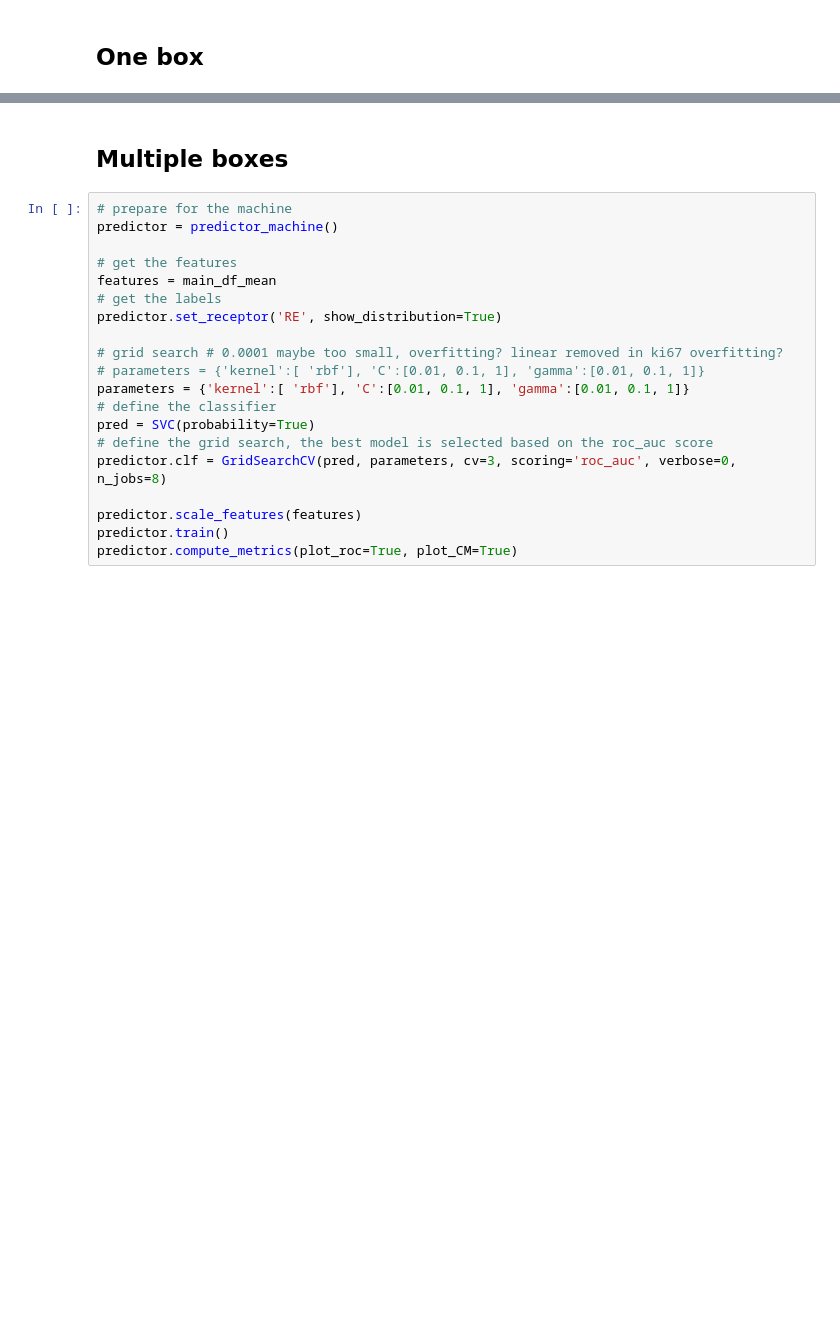
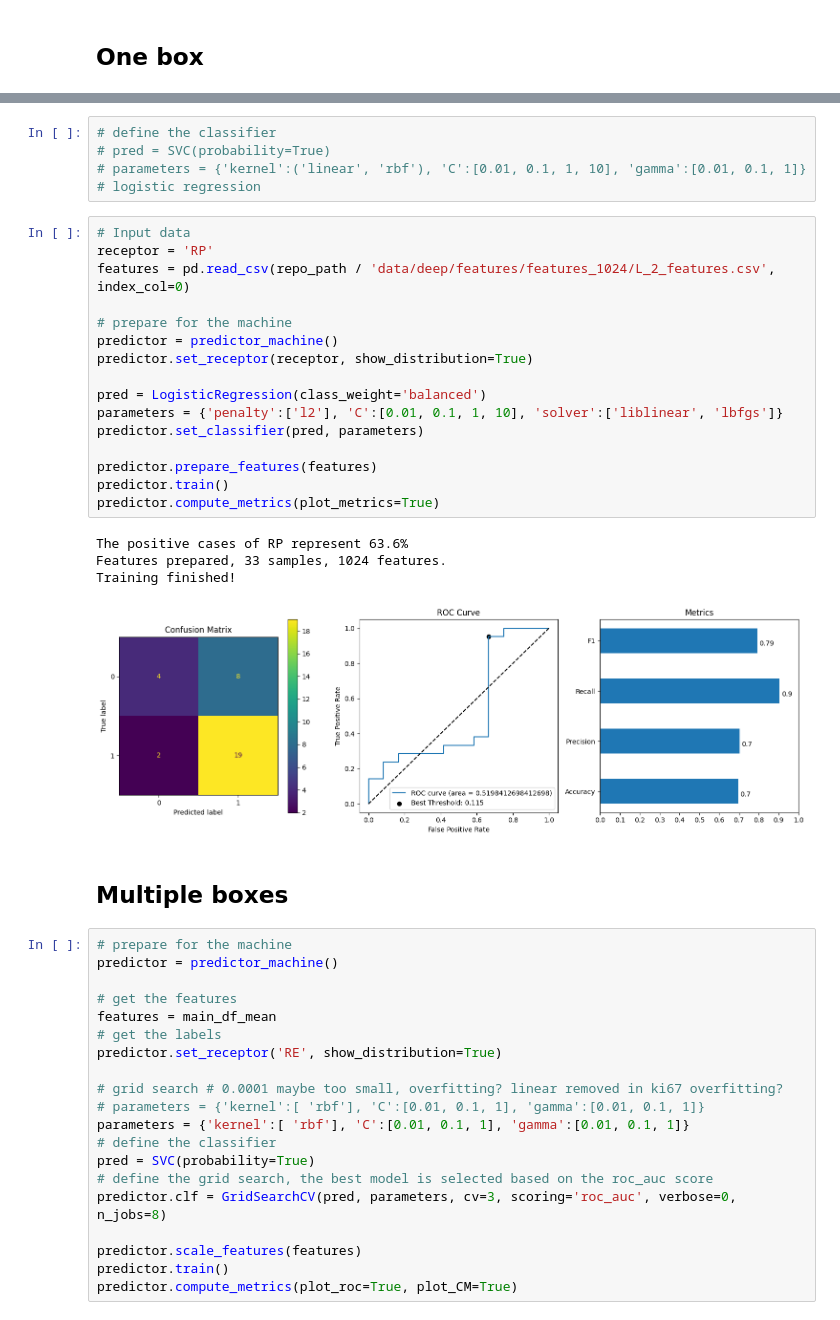
Before and after one commit to Likalto4/Added_value_feature_uncertainty, a Jupyter notebook: deep/machine_learning/trainig_pipeline.ipynb, the cells around one changed output, grey strips where cells are left out. Cells and saved outputs as stored; diff of their text form; blank space fills up the shorter version.

```diff
--- a/deep/machine_learning/trainig_pipeline.ipynb
+++ b/deep/machine_learning/trainig_pipeline.ipynb
@@ -340,3 +360,29 @@ F1: 0.9500000000000001
+# %%
+# define the classifier
+# pred = SVC(probability=True)
+# parameters = {'kernel':('linear', 'rbf'), 'C':[0.01, 0.1, 1, 10], 'gamma':[0.01, 0.1, 1]}
+# logistic regression
+# %%
+# Input data
+receptor = 'RP'
+features = pd.read_csv(repo_path / 'data/deep/features/features_1024/L_2_features.csv', index_col=0)
+
+# prepare for the machine
+predictor = predictor_machine()
+predictor.set_receptor(receptor, show_distribution=True)
+
+pred = LogisticRegression(class_weight='balanced')
+parameters = {'penalty':['l2'], 'C':[0.01, 0.1, 1, 10], 'solver':['liblinear', 'lbfgs']}
+predictor.set_classifier(pred, parameters)
+
+predictor.prepare_features(features)
+predictor.train()
+predictor.compute_metrics(plot_metrics=True)
+# %% [output]
+The positive cases of RP represent 63.6%
+Features prepared, 33 samples, 1024 features.
+Training finished!
+[figure, added]
 # %% [markdown]
 ## Multiple boxes
 # %%
```
Also changed, not shown: parts of 3 cells of this notebook, 1 other file.
